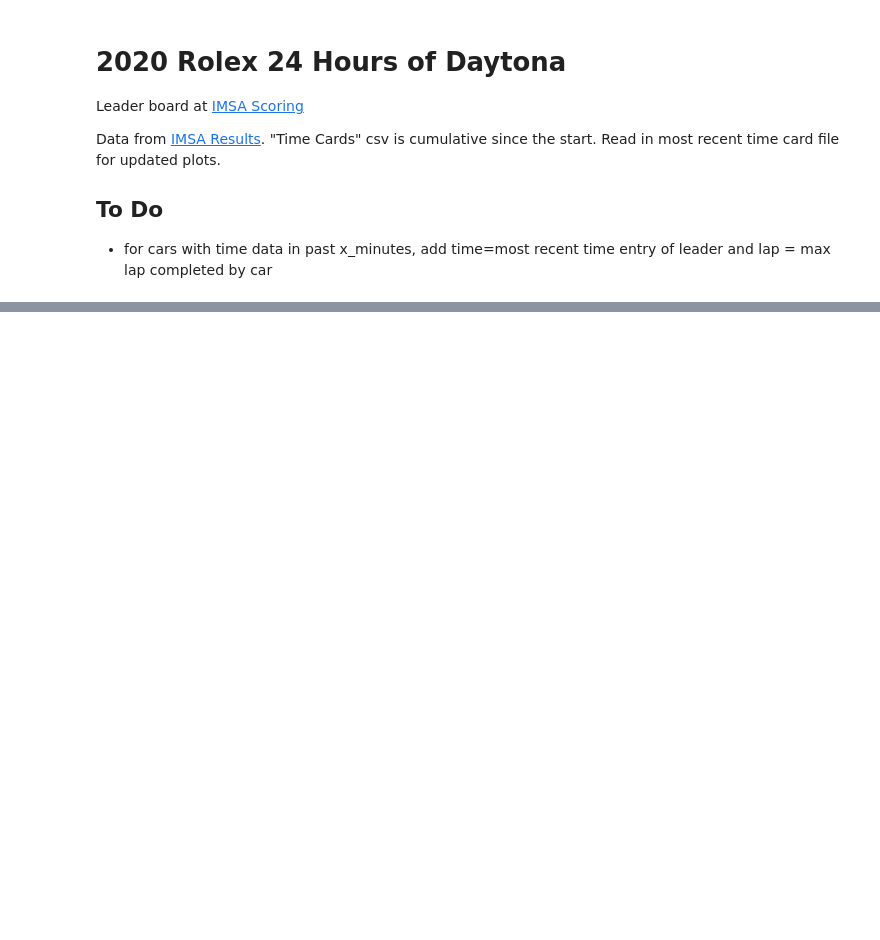
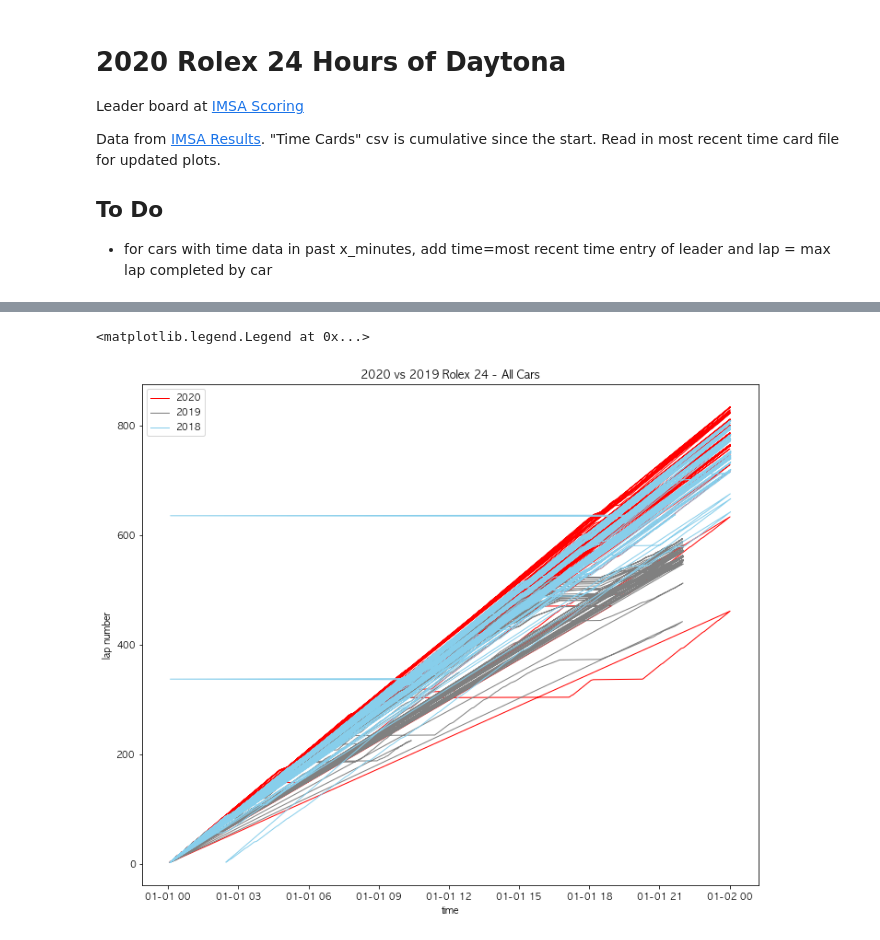
Before and after one commit to adamlamee/IMSA, a Jupyter notebook: IMSA-analysis-timecards.ipynb, the cells around one changed output, grey strips where cells are left out. Cells and saved outputs as stored; diff of their text form; code cells hidden in the pictures; blank space fills up the shorter version.

```diff
--- a/IMSA-analysis-timecards.ipynb
+++ b/IMSA-analysis-timecards.ipynb
@@ -128,3 +148,18 @@ plt.legend(handles=patches, framealpha=0, markerfirst=False, numpoints=1, fancyb
+# %%
+# 2018 vs 2019 vs 2020 all cars
+fig = plt.subplots(figsize=(12,10))
+plt.plot_date(data['time2'], data['LAP_NUMBER'], markersize=0, label='2020', linestyle='-', linewidth=1, color='r')
+plt.plot_date(data2['time2'], data2['LAP_NUMBER'], markersize=0, label='2019', linestyle='-', linewidth=1, color='gray')
+plt.plot_date(data3['time2'], data3['LAP_NUMBER'], markersize=0, label='2018', linestyle='-', linewidth=1, color='skyblue')
+plt.ylabel("lap number")
+plt.xlabel("time")
+plt.title("2020 vs 2019 Rolex 24 - All Cars")
+plt.legend()
+#plt.xlim(datetime.strptime("22:01:01.0", timeformat),datetime.strptime("22:51:01.0", timeformat))
+#plt.ylim(240,320)
+# %% [output]
+<matplotlib.legend.Legend at 0x...>
+[figure, added]
 # %%
 # one car
 fig = plt.subplots(figsize=(12,5))
```
Also changed, not shown: parts of 11 cells of this notebook.
